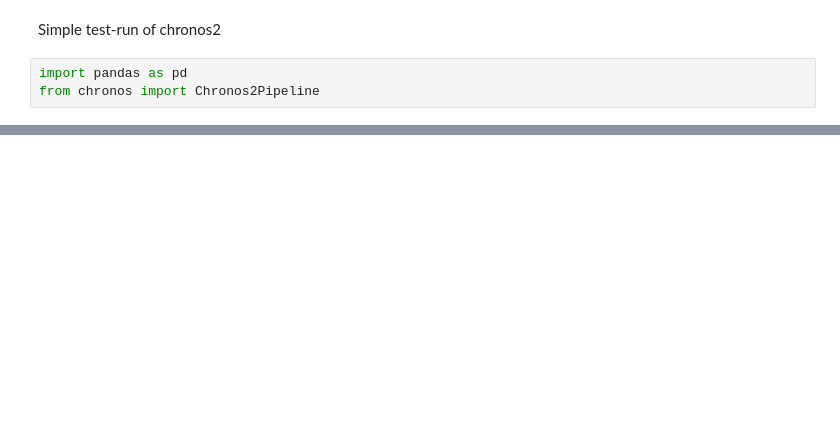
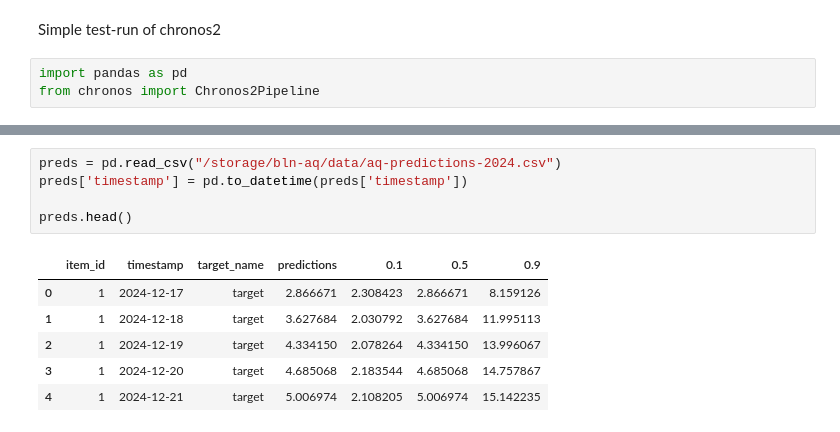
Before and after one commit to chandlerNick/bln-aq, a Jupyter notebook: prototyping/chronos2/basic.ipynb, the cells around one changed output, grey strips where cells are left out. Cells and saved outputs as stored; diff of their text form; blank space fills up the shorter version.

```diff
--- a/prototyping/chronos2/basic.ipynb
+++ b/prototyping/chronos2/basic.ipynb
@@ -68,0 +143,12 @@ ValueError: Could not infer frequency for series 1
+# %%
+preds = pd.read_csv("/storage/bln-aq/data/aq-predictions-2024.csv")
+preds['timestamp'] = pd.to_datetime(preds['timestamp'])
+
+preds.head()
+# %% [output]
+|  | item_id | timestamp | target_name | predictions | 0.1 | 0.5 | 0.9 |
+| 0 | 1 | 2024-12-17 | target | 2.866671 | 2.308423 | 2.866671 | 8.159126 |
+| 1 | 1 | 2024-12-18 | target | 3.627684 | 2.030792 | 3.627684 | 11.995113 |
+| 2 | 1 | 2024-12-19 | target | 4.334150 | 2.078264 | 4.334150 | 13.996067 |
+| 3 | 1 | 2024-12-20 | target | 4.685068 | 2.183544 | 4.685068 | 14.757867 |
+| 4 | 1 | 2024-12-21 | target | 5.006974 | 2.108205 | 5.006974 | 15.142235 |
```
Also changed, not shown: parts of 9 cells of this notebook, 9 other files.
